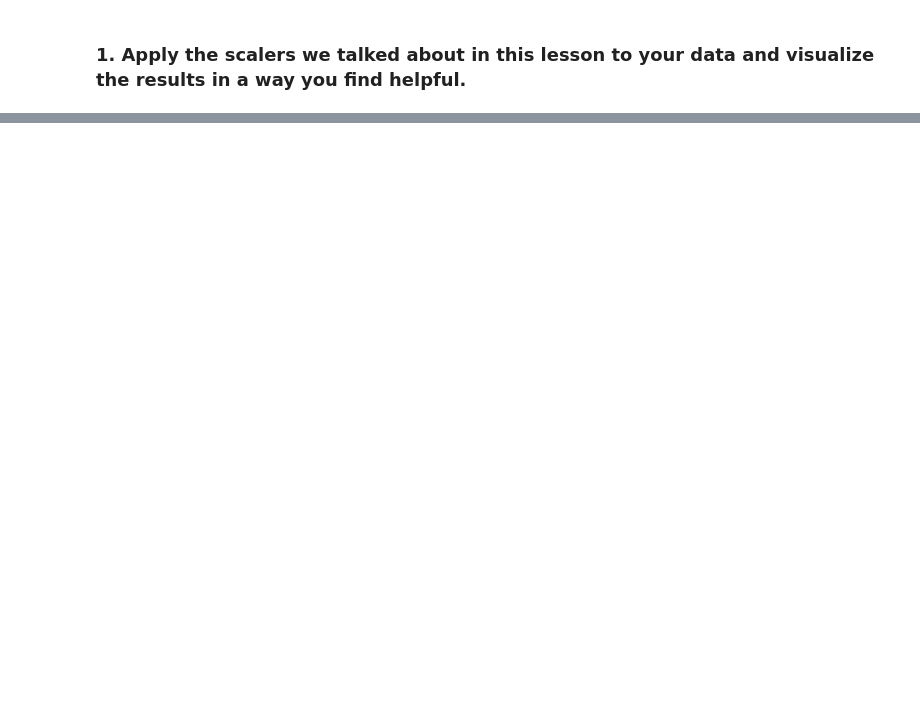
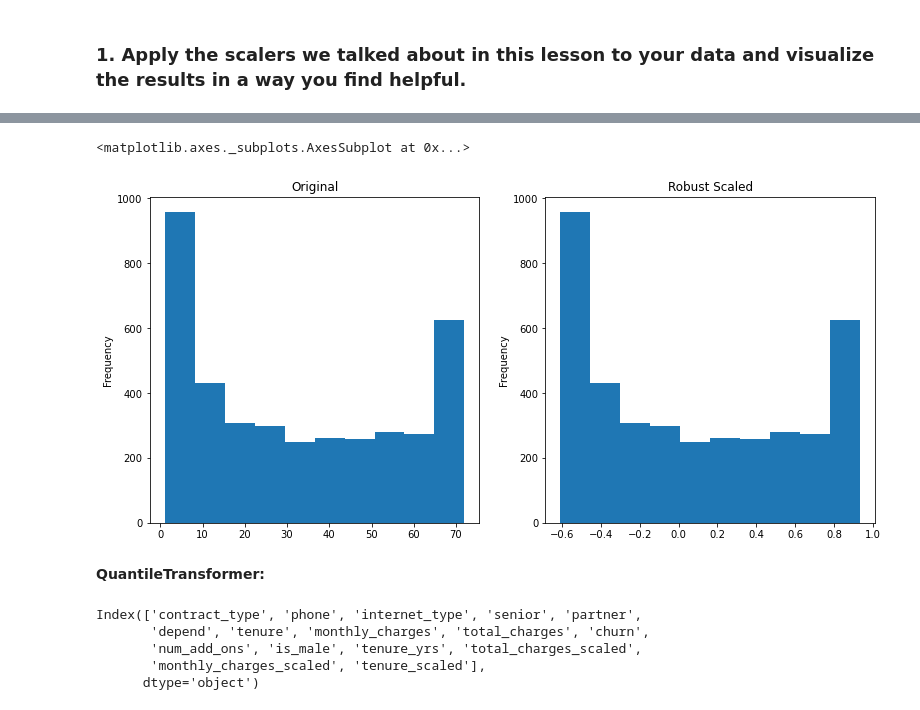
Before and after one commit to KwameTaylor/regression-exercises, a Jupyter notebook: scaling.ipynb, the cells around one changed output, grey strips where cells are left out. Drawn from its saved outputs; the diff is of its cells as text; code cells hidden in the pictures; blank space fills up the shorter version.

```diff
--- a/scaling.ipynb
+++ b/scaling.ipynb
@@ -157,0 +236,30 @@ Shape of test: (1407, 13)
+# %%
+# make the scalar
+scaler = sklearn.preprocessing.RobustScaler()
+
+# fit the scalar
+scaler.fit(train[['tenure']])
+
+# use the scalar
+train['tenure_scaled'] = scaler.transform(train[['tenure']])
+test['tenure_scaled'] = scaler.transform(test[['tenure']])
+validate['tenure_scaled'] = scaler.transform(validate[['tenure']])
+# %%
+plt.figure(figsize=(13, 6))
+plt.subplot(121)
+train.tenure.plot.hist(title='Original')
+plt.subplot(122)
+train.tenure_scaled.plot.hist(title='Robust Scaled')
+# %% [output]
+<matplotlib.axes._subplots.AxesSubplot at 0x...>
+[figure, added]
+# %% [markdown]
+**QuantileTransformer:**
+# %%
+train.columns
+# %% [output]
+Index(['contract_type', 'phone', 'internet_type', 'senior', 'partner',
+       'depend', 'tenure', 'monthly_charges', 'total_charges', 'churn',
+       'num_add_ons', 'is_male', 'tenure_yrs', 'total_charges_scaled',
+       'monthly_charges_scaled', 'tenure_scaled'],
+      dtype='object')
```
Also changed, not shown: parts of 19 cells of this notebook.
